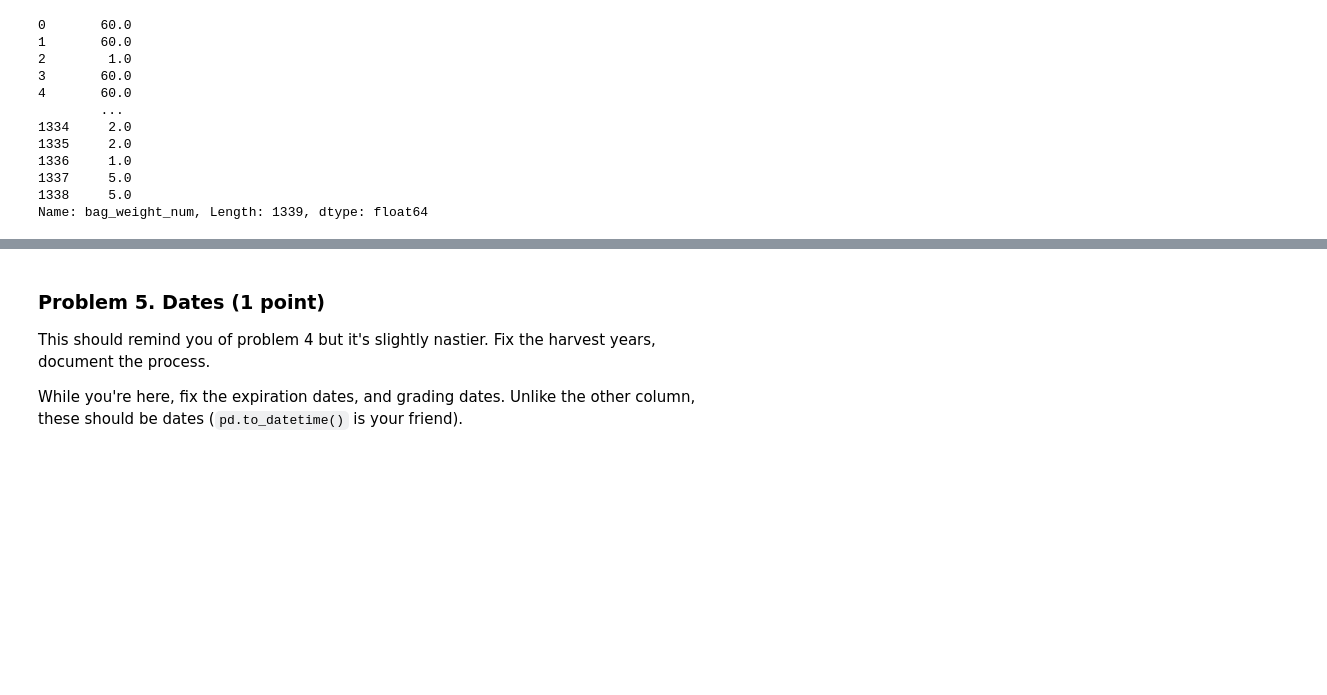
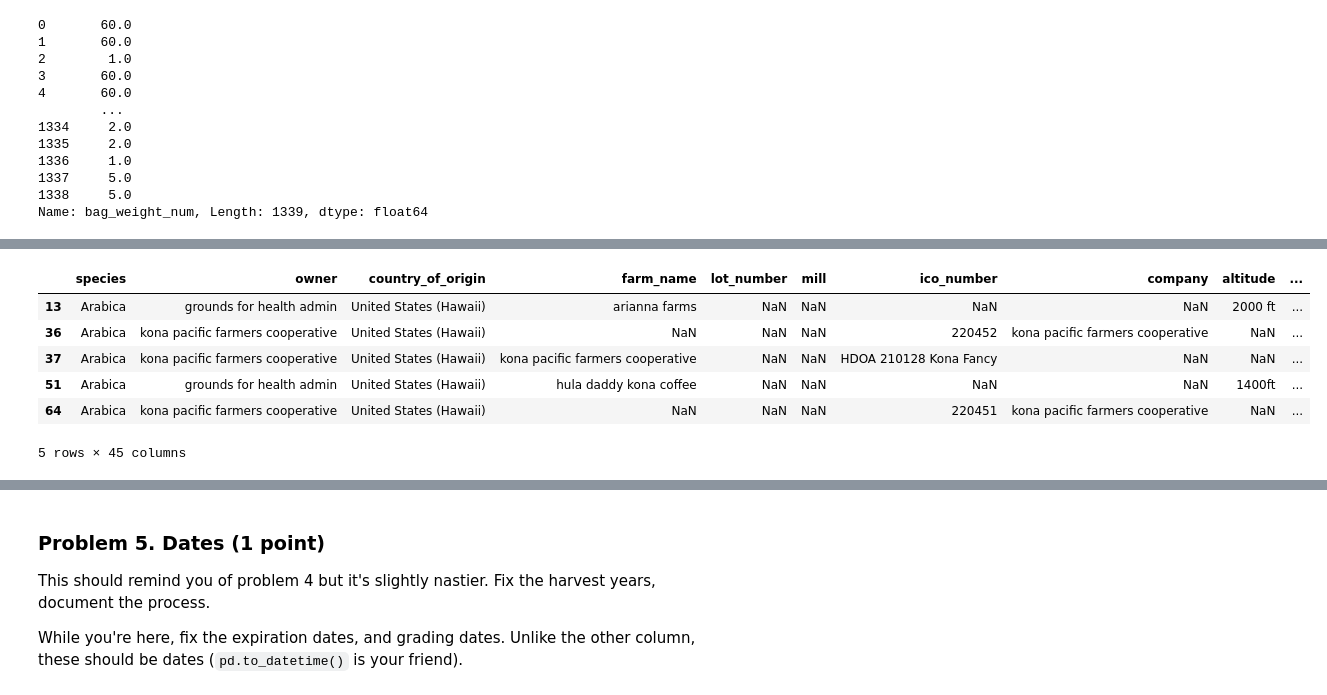
Before and after one commit to i11g/Data-Tidying, a Jupyter notebook: Data Tidying and Cleaning Lab.ipynb, the cells around one changed output, grey strips where cells are left out. Drawn from its saved outputs; the diff is of its cells as text; code cells hidden in the pictures; blank space fills up the shorter version.

```diff
--- a/Data Tidying and Cleaning Lab.ipynb
+++ b/Data Tidying and Cleaning Lab.ipynb
@@ -209,0 +226,10 @@ coffe_index["bag_weight_unit"] =  coffe_index["bag_weight"].str.extract(r'\d+\.?
+# %%
+coffe_index[coffe_index["country_of_origin"] == "United States (Hawaii)"].head(5)
+# %% [output]
+|  | species | owner | country_of_origin | farm_name | lot_number | mill | ico_number | company | altitude | ... |
+| 13 | Arabica | grounds for health admin | United States (Hawaii) | arianna farms | NaN | NaN | NaN | NaN | 2000 ft | ... |
+| 36 | Arabica | kona pacific farmers cooperative | United States (Hawaii) | NaN | NaN | NaN | 220452 | kona pacific farmers cooperative | NaN | ... |
+| 37 | Arabica | kona pacific farmers cooperative | United States (Hawaii) | kona pacific farmers cooperative | NaN | NaN | HDOA 210128 Kona Fancy | NaN | NaN | ... |
+| 51 | Arabica | grounds for health admin | United States (Hawaii) | hula daddy kona coffee | NaN | NaN | NaN | NaN | 1400ft | ... |
+| 64 | Arabica | kona pacific farmers cooperative | United States (Hawaii) | NaN | NaN | NaN | 220451 | kona pacific farmers cooperative | NaN | ... |
+5 rows × 45 columns
```
Also changed, not shown: parts of 50 cells of this notebook, 1 other file.
